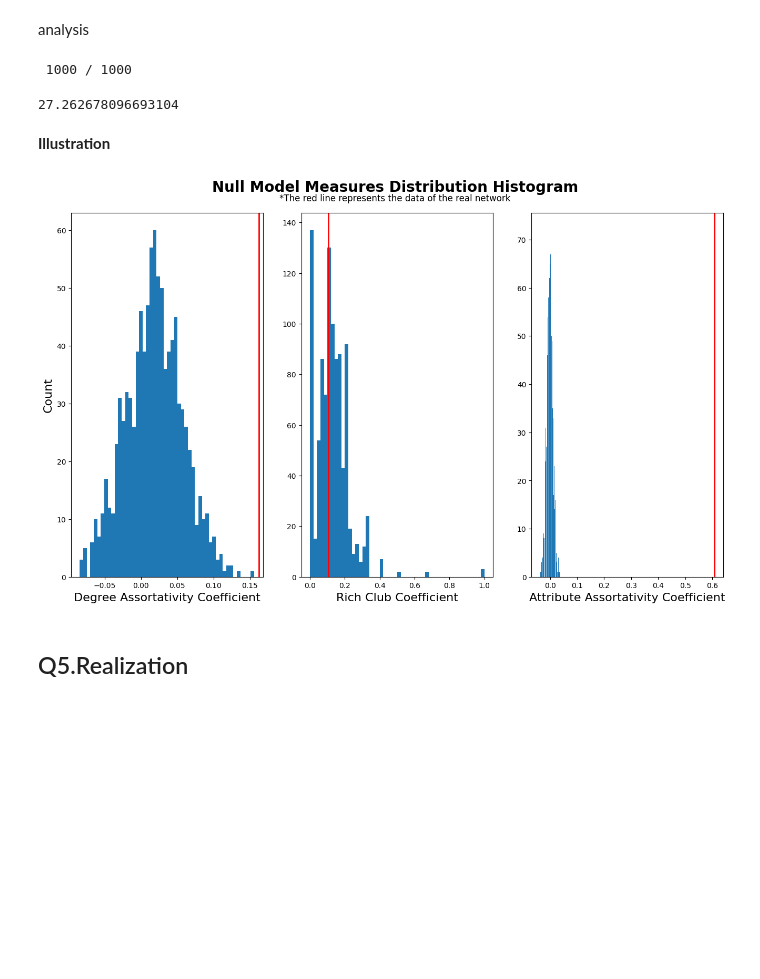
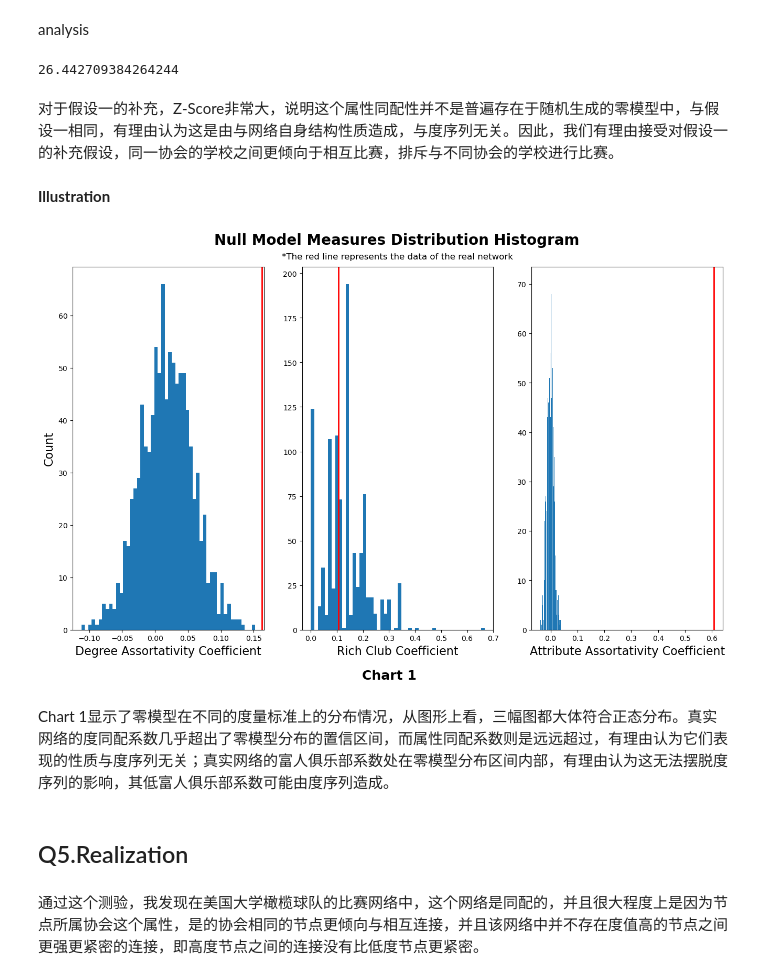
Before and after one commit to prophesyzx/CN-Assignment, a Jupyter notebook: Assignment-1/2100016626.ipynb, the cells around one changed output. Drawn from its saved outputs; the diff is of its cells as text; code cells hidden in the pictures; blank space fills up the shorter version.

```diff
--- a/Assignment-1/2100016626.ipynb
+++ b/Assignment-1/2100016626.ipynb
@@ -111,43 +119,45 @@ model_attr_assortativity = []
 for j in range(1000):
     null_graph = my_null_model(competition_net)
     model_attr_assortativity.append(nx.attribute_assortativity_coefficient(null_graph, "value"))
-    print(f"\r {j+1} / 1000", end='\r')
+    # print(f"\r {j+1} / 1000", end='\r')
-# %% [output]
- 1000 / 1000
-# %%
-# Prepend the real assortativity to the model list and have scipy calculate the zscores
-zscores_3 = stats.zscore([real_attr_assortativity] + model_attr_assortativity)
-
-# Just print out the first score which corresponds to the real network
-print(zscores_3[0])
-# %% [output]
-27.262678096693104
+# %%
+zscores_3 = stats.zscore([real_attr_assortativity] + model_attr_assortativity)
+
+print(zscores_3[0])
+# %% [output]
+26.442709384264244
+# %% [markdown]
+对于假设一的补充，Z-Score非常大，说明这个属性同配性并不是普遍存在于随机生成的零模型中，与假设一相同，有理由认为这是由与网络自身结构性质造成，与度序列无关。因此，我们有理由接受对假设一的补充假设，同一协会的学校之间更倾向于相互比赛，排斥与不同协会的学校进行比赛。
 # %% [markdown]
 **Illustration**
 # %%
 plt.figure(figsize=(16, 9))
-
+# chart1.1
 plt.subplot(131)
 plt.hist(model_assortativity, bins=50)
 plt.axvline(real_assortativity, lw=2, color="red")
 plt.xlabel("Degree Assortativity Coefficient", fontsize=16)
 plt.ylabel("Count", fontsize=16)
-
+# chart1.2
 plt.subplot(132)
 plt.hist(model_rich_club, bins=50)
 plt.axvline(real_rich_club, lw=2, color="red")
 plt.xlabel("Rich Club Coefficient", fontsize=16)
-
+# chart1.3
 plt.subplot(133)
 plt.hist(model_attr_assortativity, bins=50)
 plt.axvline(real_attr_assortativity, lw=2, color="red")
 plt.xlabel("Attribute Assortativity Coefficient", fontsize=16)
-
-
-plt.text(-1.25, 80, "Null Model Measures Distribution Histogram", fontsize=20, fontweight="bold")
-plt.text(-1.0, 78, "*The red line represents the data of the real network", fontsize=12)
+# label
+plt.text(-1.25, 78, "Null Model Measures Distribution Histogram", fontsize=20, fontweight="bold")
+plt.text(-1.0, 75, "*The red line represents the data of the real network", fontsize=12)
+plt.text(-0.7, -10, "Chart 1", fontsize=18, fontweight="bold")
 plt.show()
 # %% [output]
-[figure, old version]
+[figure, new version]
+# %% [markdown]
+Chart 1显示了零模型在不同的度量标准上的分布情况，从图形上看，三幅图都大体符合正态分布。真实网络的度同配系数几乎超出了零模型分布的置信区间，而属性同配系数则是远远超过，有理由认为它们表现的性质与度序列无关；真实网络的富人俱乐部系数处在零模型分布区间内部，有理由认为这无法摆脱度序列的影响，其低富人俱乐部系数可能由度序列造成。
 # %% [markdown]
 ## Q5.Realization
+# %% [markdown]
+通过这个测验，我发现在美国大学橄榄球队的比赛网络中，这个网络是同配的，并且很大程度上是因为节点所属协会这个属性，是的协会相同的节点更倾向与相互连接，并且该网络中并不存在度值高的节点之间更强更紧密的连接，即高度节点之间的连接没有比低度节点更紧密。
```
Also changed, not shown: parts of 10 cells of this notebook.
